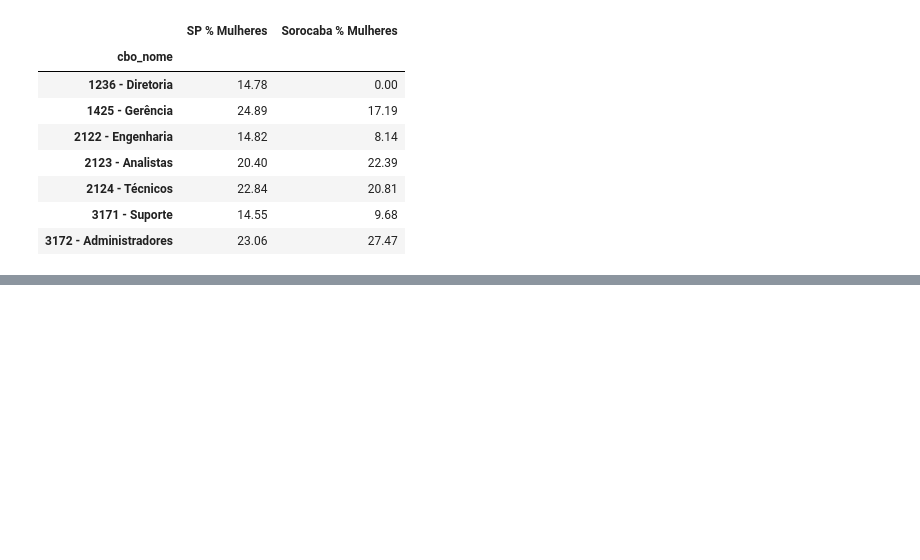
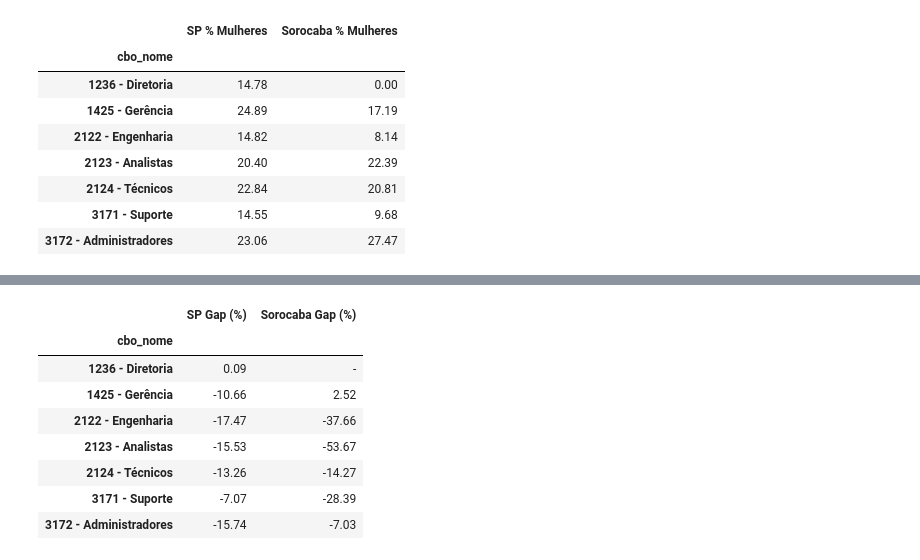
Before and after one commit to ricardo-gmarques/estagio, a Jupyter notebook: analise_rais2023_sorocaba.ipynb, the cells around one changed output, grey strips where cells are left out. Saved outputs shown, nothing was run; the diff lists cells and outputs as text; code cells hidden in the pictures; blank space fills up the shorter version.

```diff
--- a/analise_rais2023_sorocaba.ipynb
+++ b/analise_rais2023_sorocaba.ipynb
@@ -1001,0 +1138,63 @@ A comparação da participação feminina por ocupação evidencia que, em algum
+# %%
+# GAP percentual entre homens e mulheres por CBO (SP x Sorocaba)
+
+def gap_percentual(df_base):
+
+    mapa_cbo = {
+        '1236': '1236 - Diretoria',
+        '1425': '1425 - Gerência',
+        '2122': '2122 - Engenharia',
+        '2123': '2123 - Analistas',
+        '2124': '2124 - Técnicos',
+        '3171': '3171 - Suporte',
+        '3172': '3172 - Administradores'
+    }
+
+    df_base = df_base.copy()
+
+    df_base['cbo_familia'] = (
+        df_base['cbo ocupação 2002']
+        .astype(str)
+        .str[:4]
+    )
+
+    df_base['cbo_nome'] = (
+        df_base['cbo_familia']
+        .map(mapa_cbo)
+    )
+
+    grupo = (
+        df_base.groupby(
+            ['cbo_nome', 'sexo trabalhador']
+        )['vl remun média nom']
+        .mean()
+        .unstack()
+    )
+
+    gap = (
+        (grupo['Feminino'] - grupo['Masculino'])
+        / grupo['Masculino']
+    ) * 100
+
+    return gap.round(2)
+
+
+gap_sp = gap_percentual(df)
+gap_sor = gap_percentual(df_sorocaba)
+
+tabela_gap_percentual = pd.DataFrame({
+    'SP Gap (%)': gap_sp,
+    'Sorocaba Gap (%)': gap_sor
+}).fillna('-')
+
+tabela_gap_percentual
+# %% [output]
+|  | SP Gap (%) | Sorocaba Gap (%) |
+| cbo_nome |  |  |
+| 1236 - Diretoria | 0.09 | - |
+| 1425 - Gerência | -10.66 | 2.52 |
+| 2122 - Engenharia | -17.47 | -37.66 |
+| 2123 - Analistas | -15.53 | -53.67 |
+| 2124 - Técnicos | -13.26 | -14.27 |
+| 3171 - Suporte | -7.07 | -28.39 |
+| 3172 - Administradores | -15.74 | -7.03 |
```
Also changed, not shown: parts of 5 cells of this notebook.
